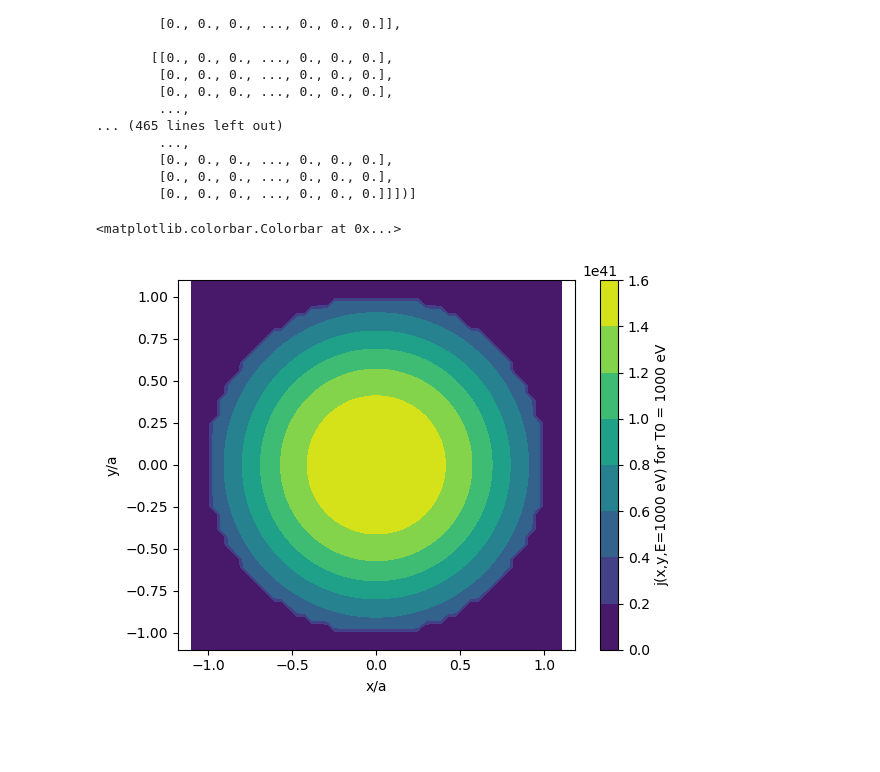
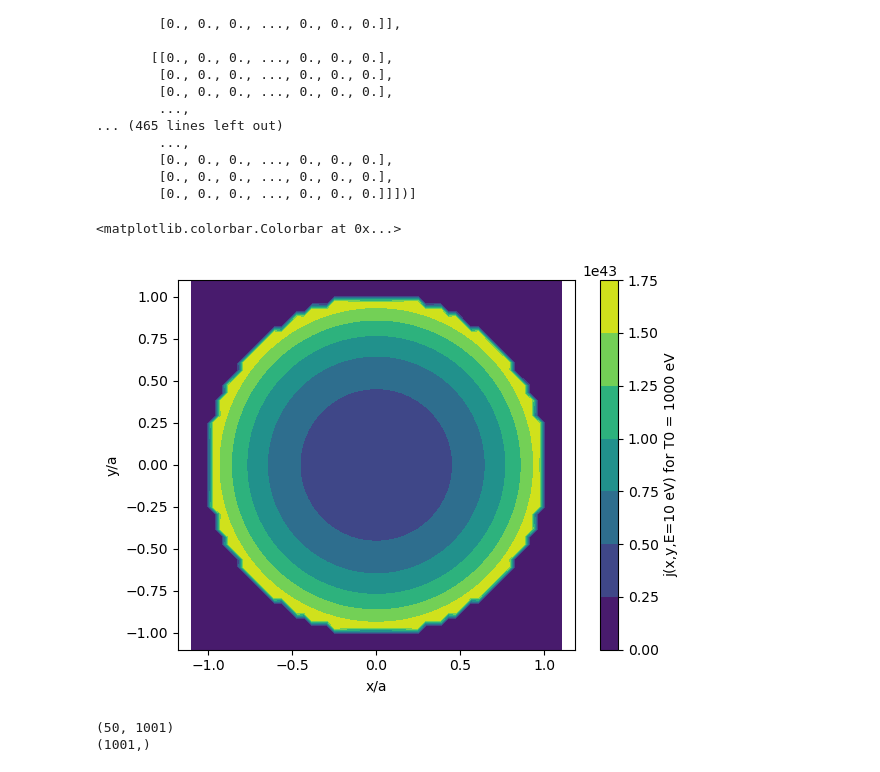
Before and after one commit to vandelij/plasma_diagnostic_hw, a Jupyter notebook: HW3.ipynb, the cells around one changed output. Drawn from its saved outputs; the diff is of its cells as text; code cells hidden in the pictures; blank space fills up the shorter version.

```diff
--- a/HW3.ipynb
+++ b/HW3.ipynb
@@ -368,11 +368,11 @@ print(jcubed_list)
         [0., 0., 0., ..., 0., 0., 0.],
         [0., 0., 0., ..., 0., 0., 0.]]])]
 # %%
-plt.contourf(X, Y, jcubed_list[-1][:,:,-1])
+plt.contourf(X, Y, jcubed_list[-1][:,:,0])
 plt.axis('equal')
 plt.xlabel('x/a')
 plt.ylabel('y/a')
-plt.colorbar(label='j(x,y,E=1000 eV) for T0 = 1000 eV')
+plt.colorbar(label='j(x,y,E=10 eV) for T0 = 1000 eV')
 # %% [output]
 <matplotlib.colorbar.Colorbar at 0x...>
-[figure, old version]
+[figure, new version]
@@ -378,0 +386,6 @@ plt.colorbar(label='j(x,y,E=1000 eV) for T0 = 1000 eV')
+# %%
+print(I_yE_list[0].shape)
+print(Egrid.shape)
+# %% [output]
+(50, 1001)
+(1001,)
```
Also changed, not shown: parts of 2 cells of this notebook.
